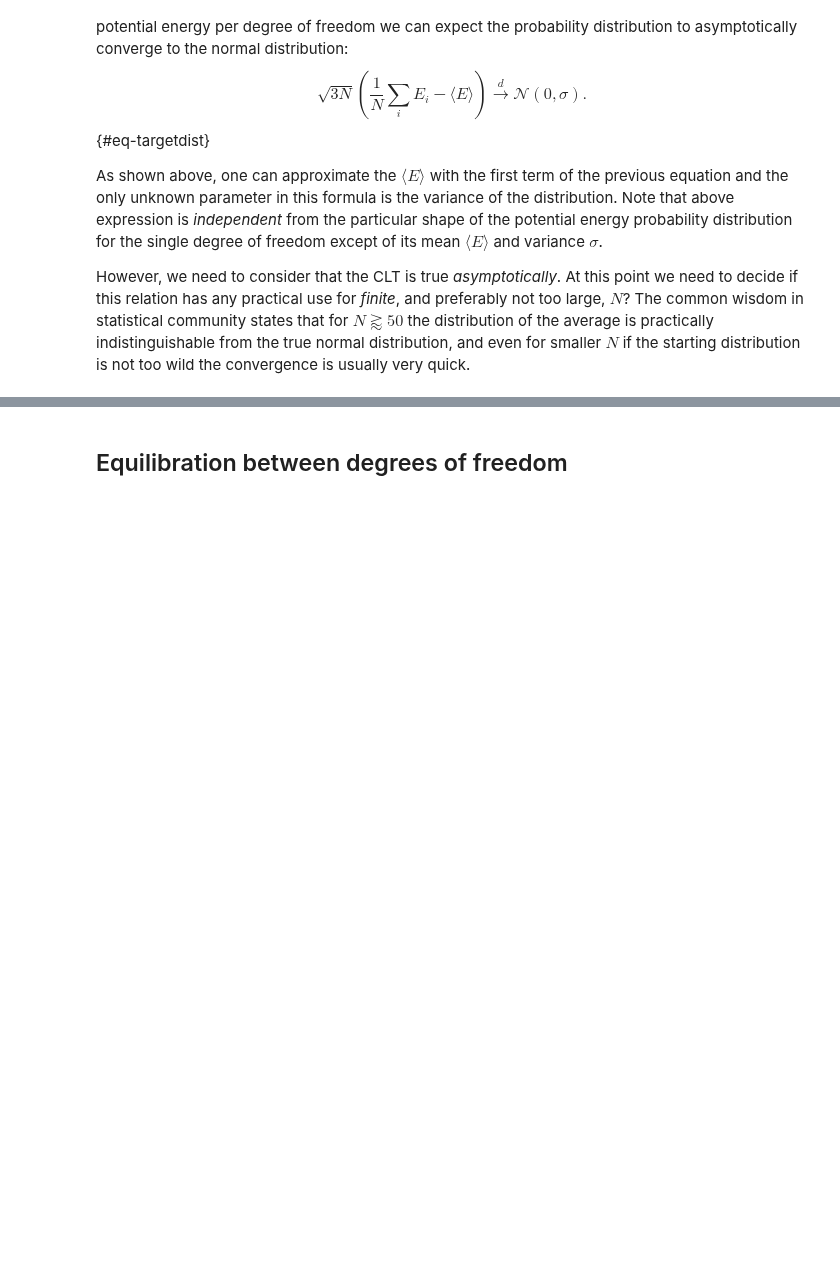
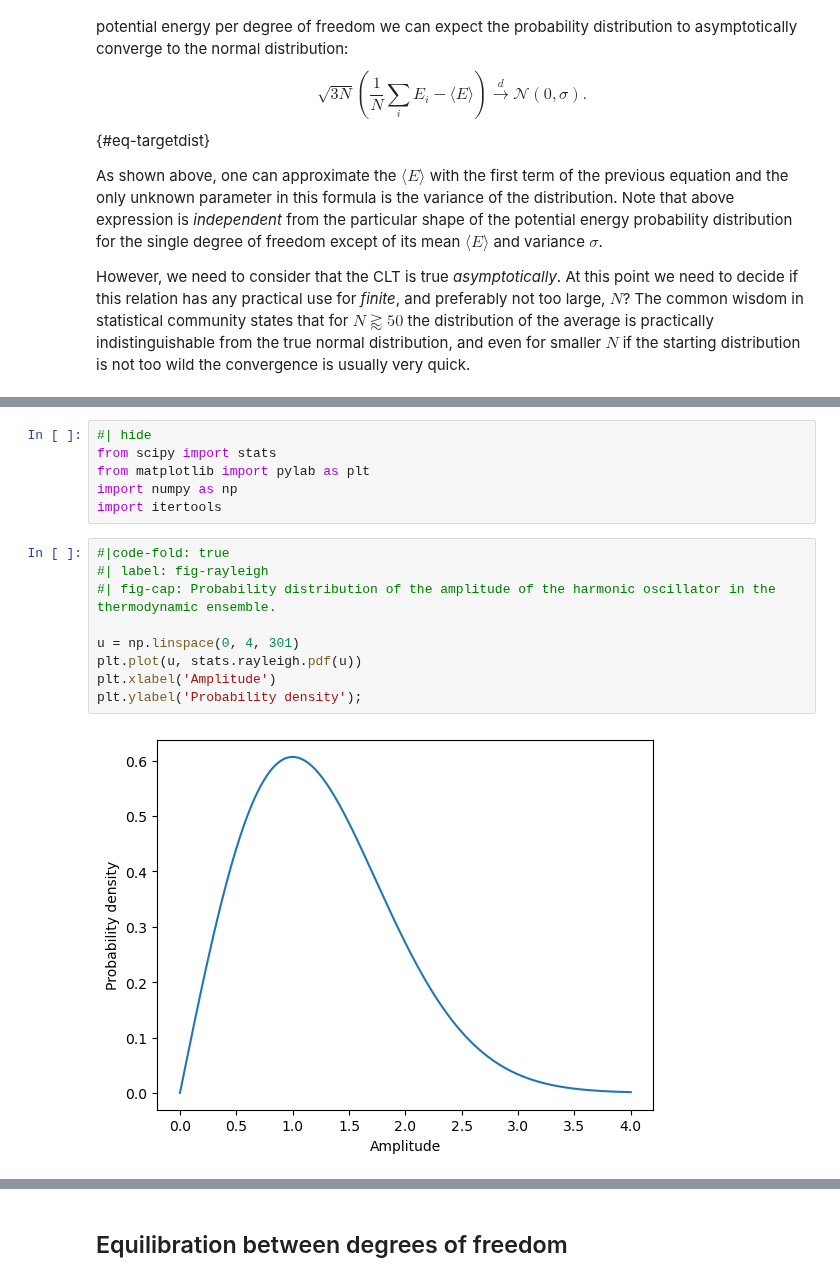
Before and after one commit to jochym/hecss, a Jupyter notebook: 10_Background.ipynb, the cells around one changed output, grey strips where cells are left out. Cells and saved outputs as stored; diff of their text form; blank space fills up the shorter version.

```diff
--- a/10_Background.ipynb
+++ b/10_Background.ipynb
@@ -58,0 +107,17 @@ However, we need to consider that the CLT is true *asymptotically*. At this poin
+# %%
+#| hide
+from scipy import stats
+from matplotlib import pylab as plt
+import numpy as np
+import itertools
+# %%
+#|code-fold: true
+#| label: fig-rayleigh
+#| fig-cap: Probability distribution of the amplitude of the harmonic oscillator in the thermodynamic ensemble.
+
+u = np.linspace(0, 4, 301)
+plt.plot(u, stats.rayleigh.pdf(u))
+plt.xlabel('Amplitude')
+plt.ylabel('Probability density');
+# %% [output]
+[figure, added]
```
Also changed, not shown: parts of 9 cells of this notebook, 1 other file.
